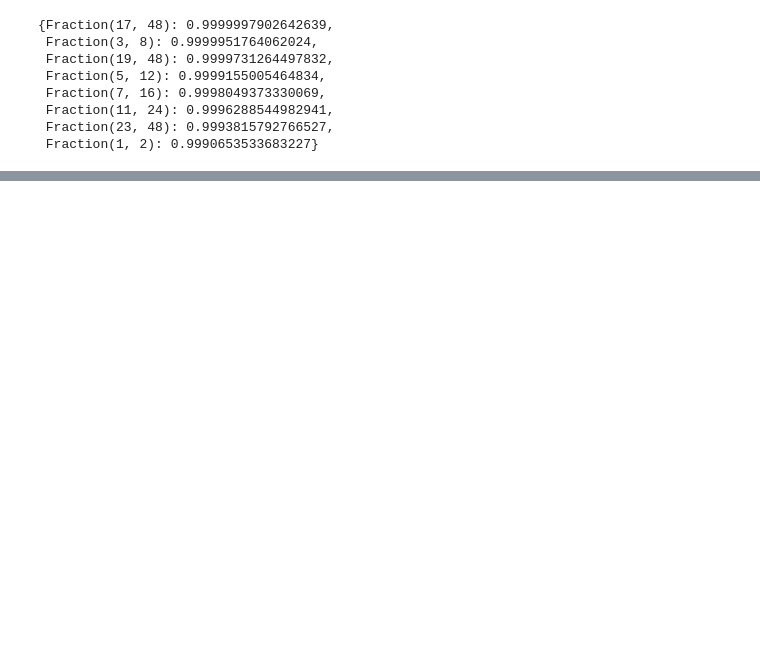
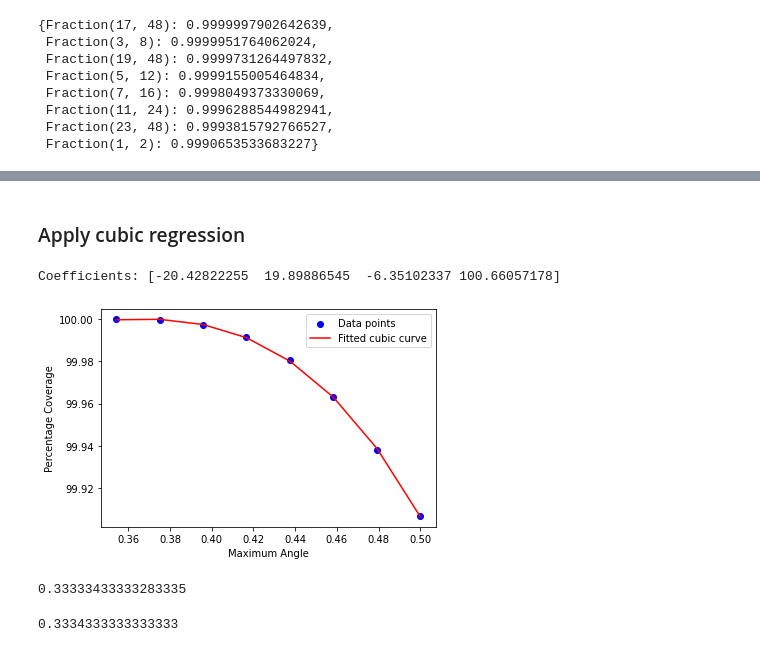
Before and after one commit to mpham26uchicago/laughing-umbrella, a Jupyter notebook: xx_synthesis/Week 4/Problem 3.ipynb, the cells around one changed output, grey strips where cells are left out. Saved outputs shown, nothing was run; the diff lists cells and outputs as text; code cells hidden in the pictures; blank space fills up the shorter version.

```diff
--- a/xx_synthesis/Week 4/Problem 3.ipynb
+++ b/xx_synthesis/Week 4/Problem 3.ipynb
@@ -144,0 +115,30 @@ Other Ineq (0 inequalities)
+# %% [markdown]
+### Apply cubic regression
+# %%
+# Fit a cubic polynomial to the data
+coefficients = np.polyfit(x, 100*y, 3)
+
+# Generate fitted values
+y_fit = np.polyval(coefficients, x)
+
+# Print the coefficients
+print(f"Coefficients: {coefficients}")
+
+# Plot the data and the fitted polynomial curve
+plt.scatter(x, 100*y, color='blue', label='Data points')
+plt.plot(x, y_fit, color='red', label='Fitted cubic curve')
+plt.xlabel('Maximum Angle')
+plt.ylabel('Percentage Coverage')
+plt.legend()
+plt.show()
+# %% [output]
+Coefficients: [-20.42822255  19.89886545  -6.35102337 100.66057178]
+[figure, added]
+# %%
+222223/666667
+# %% [output]
+0.33333433333283335
+# %%
+1/3+1e-4
+# %% [output]
+0.3334333333333333
```
Also changed, not shown: parts of 17 cells of this notebook, 7 other files.
